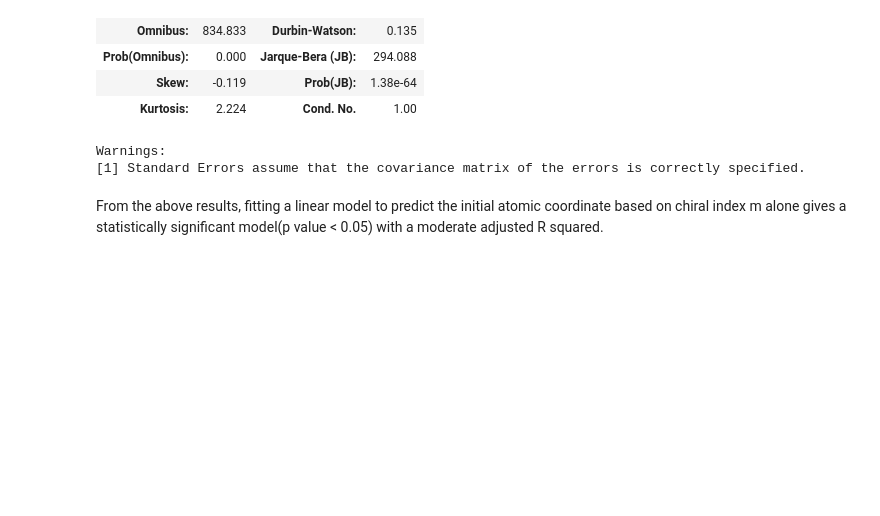
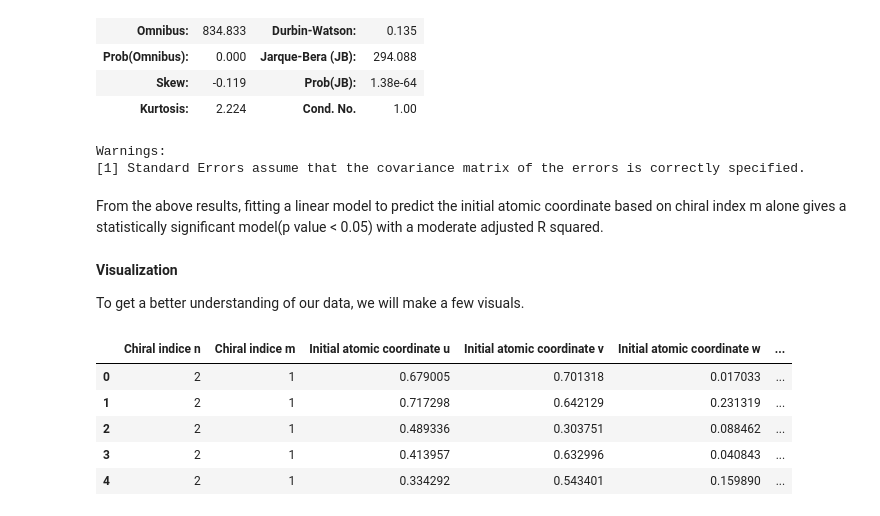
Before and after one commit to Nelson-Gon/sweetpy, a Jupyter notebook: regression_with_python.ipynb, the cells around one changed output. Cells and saved outputs as stored; diff of their text form; code cells hidden in the pictures; blank space fills up the shorter version.

```diff
--- a/regression_with_python.ipynb
+++ b/regression_with_python.ipynb
@@ -134,3 +134,16 @@ Warnings:
 [1] Standard Errors assume that the covariance matrix of the errors is correctly specified.
 # %% [markdown]
 From the above results, fitting a linear model to predict the initial atomic coordinate based on chiral index m alone gives a statistically significant model(p value < 0.05) with a moderate adjusted R squared.
+# %% [markdown]
+**Visualization**
+
+To get a better understanding of our data, we will make a few visuals.
+# %%
+carbon_df.head()
+# %% [output]
+|  | Chiral indice n | Chiral indice m | Initial atomic coordinate u | Initial atomic coordinate v | Initial atomic coordinate w | ... |
+| 0 | 2 | 1 | 0.679005 | 0.701318 | 0.017033 | ... |
+| 1 | 2 | 1 | 0.717298 | 0.642129 | 0.231319 | ... |
+| 2 | 2 | 1 | 0.489336 | 0.303751 | 0.088462 | ... |
+| 3 | 2 | 1 | 0.413957 | 0.632996 | 0.040843 | ... |
+| 4 | 2 | 1 | 0.334292 | 0.543401 | 0.159890 | ... |
```
Also changed, not shown: parts of 5 cells of this notebook.
